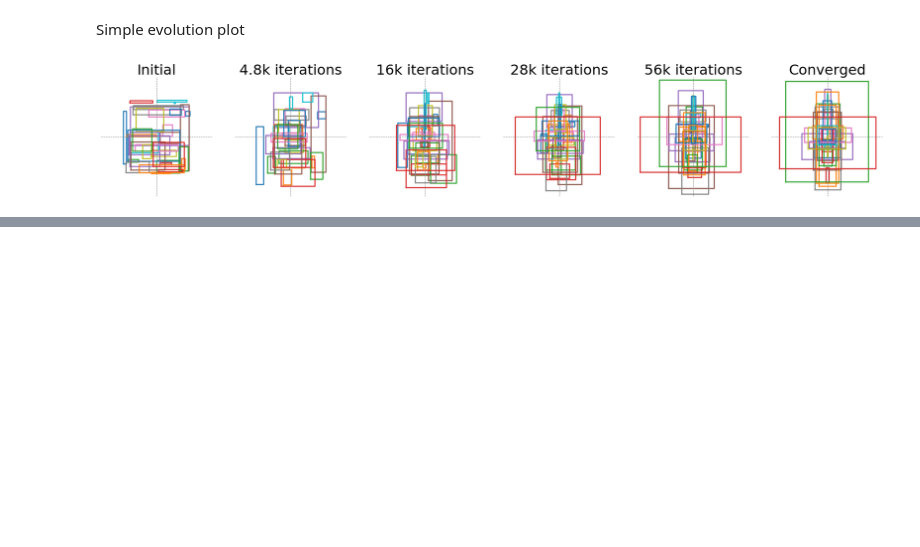
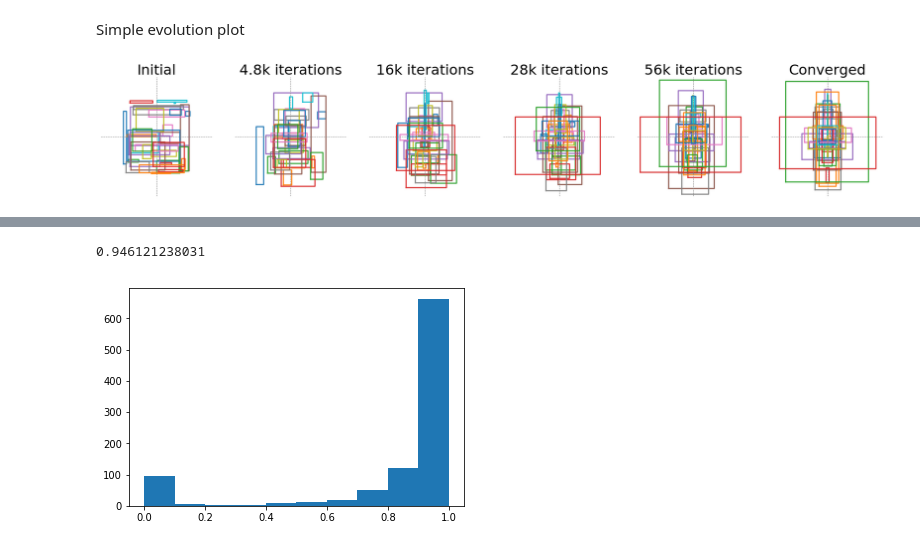
Before and after one commit to shrubb/integral-layer, a Jupyter notebook: Scripts/Plot stuff.ipynb, the cells around one changed output, grey strips where cells are left out. Saved outputs shown, nothing was run; the diff lists cells and outputs as text; code cells hidden in the pictures; blank space fills up the shorter version.

```diff
--- a/Scripts/Plot stuff.ipynb
+++ b/Scripts/Plot stuff.ipynb
@@ -240,0 +279,6 @@ fig.savefig('BoxDistributions/box-evolution.pdf', bbox_inches='tight')
+# %%
+plt.hist(symm_scores)
+print(0.946121238031)
+# %% [output]
+0.946121238031
+[figure, added]
```
Also changed, not shown: parts of 14 cells of this notebook, 4 other files.
